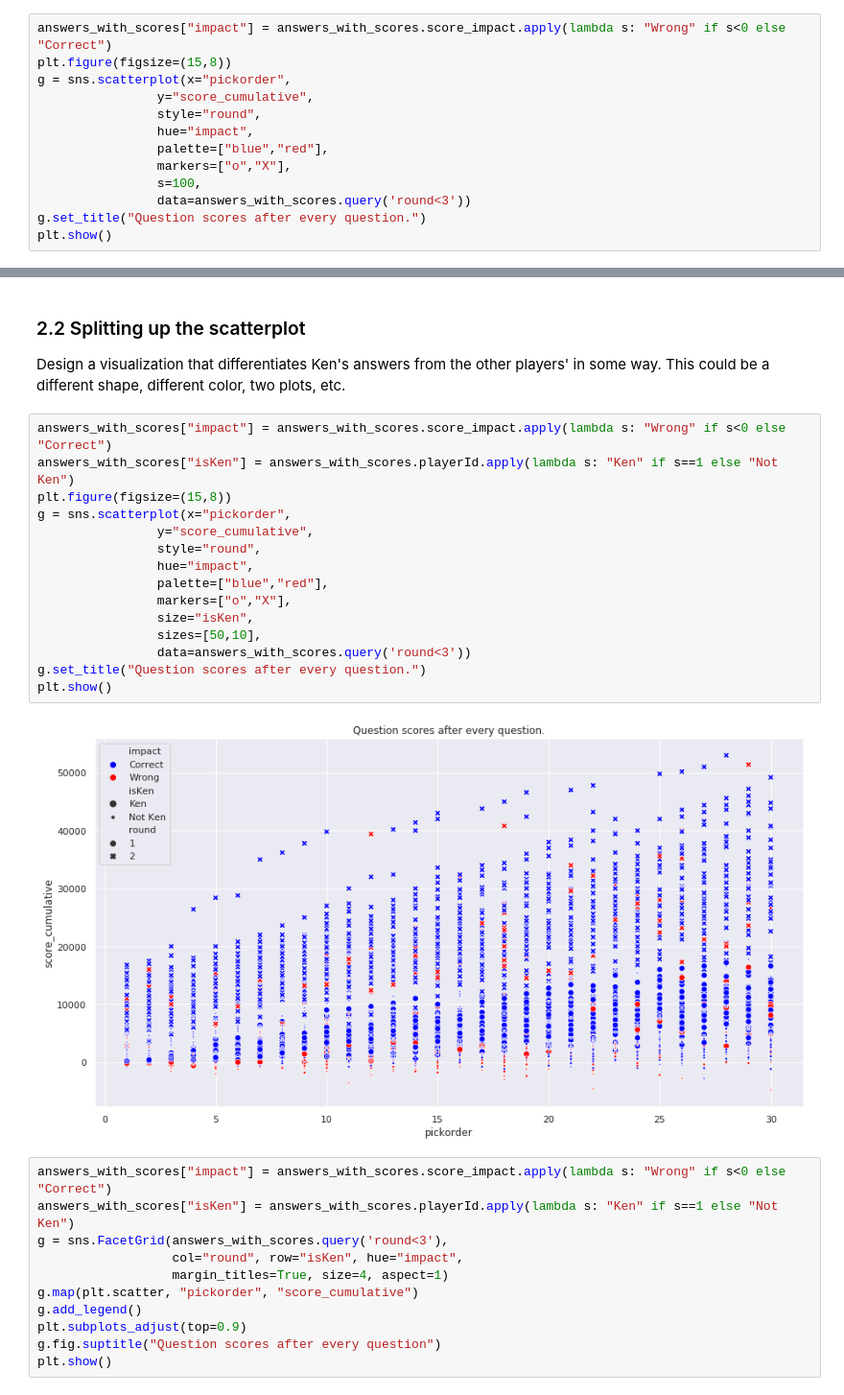
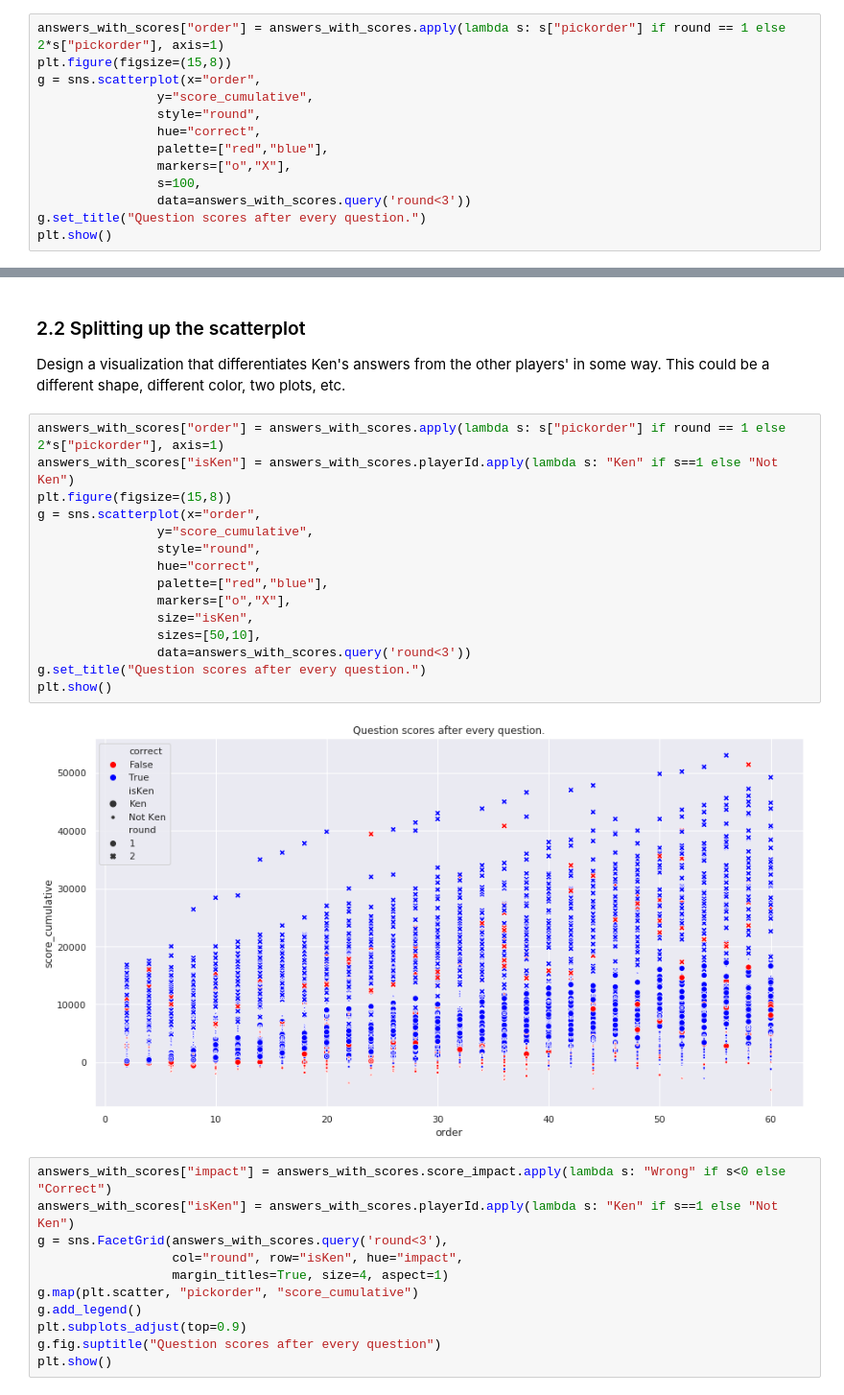
Before and after one commit to cwebster2/python-data-analysis-crash-course, a Jupyter notebook: 09-Visualizations/visualizations.ipynb, the cells around one changed output, grey strips where cells are left out. Shown at 96% size. Saved outputs shown, nothing was run; the diff lists cells and outputs as text.

```diff
--- a/09-Visualizations/visualizations.ipynb
+++ b/09-Visualizations/visualizations.ipynb
@@ -173,13 +173,13 @@ Create a scatterplot with a dot for each non-Final Jeopardy (round 3) answer acr
 <b>y-axis:</b> Score (after question was answered) of the player answering the question<br>
 <b>color:</b> Whether the question was right or wrong.
 # %%
-answers_with_scores["impact"] = answers_with_scores.score_impact.apply(lambda s: "Wrong" if s<0 else "Correct")
+answers_with_scores["order"] = answers_with_scores.apply(lambda s: s["pickorder"] if round == 1 else 2*s["pickorder"], axis=1)
 plt.figure(figsize=(15,8))
-g = sns.scatterplot(x="pickorder",
+g = sns.scatterplot(x="order",
                 y="score_cumulative",
                 style="round",
-                hue="impact",
-                palette=["blue","red"],
+                hue="correct",
+                palette=["red","blue"],
                 markers=["o","X"],
                 s=100,
                 data=answers_with_scores.query('round<3'))
@@ -192,22 +192,22 @@ plt.show()
 
 Design a visualization that differentiates Ken's answers from the other players' in some way. This could be a different shape, different color, two plots, etc.
 # %%
-answers_with_scores["impact"] = answers_with_scores.score_impact.apply(lambda s: "Wrong" if s<0 else "Correct")
+answers_with_scores["order"] = answers_with_scores.apply(lambda s: s["pickorder"] if round == 1 else 2*s["pickorder"], axis=1)
 answers_with_scores["isKen"] = answers_with_scores.playerId.apply(lambda s: "Ken" if s==1 else "Not Ken")
 plt.figure(figsize=(15,8))
-g = sns.scatterplot(x="pickorder",
+g = sns.scatterplot(x="order",
                 y="score_cumulative",
                 style="round",
-                hue="impact",
-                palette=["blue","red"],
+                hue="correct",
+                palette=["red","blue"],
                 markers=["o","X"],
                 size="isKen",
                 sizes=[50,10],
                 data=answers_with_scores.query('round<3'))
 g.set_title("Question scores after every question.")
 plt.show()
 # %% [output]
-[figure, old version]
+[figure, new version]
 # %%
 answers_with_scores["impact"] = answers_with_scores.score_impact.apply(lambda s: "Wrong" if s<0 else "Correct")
 answers_with_scores["isKen"] = answers_with_scores.playerId.apply(lambda s: "Ken" if s==1 else "Not Ken")
```
Also changed, not shown: parts of 1 cell of this notebook.
